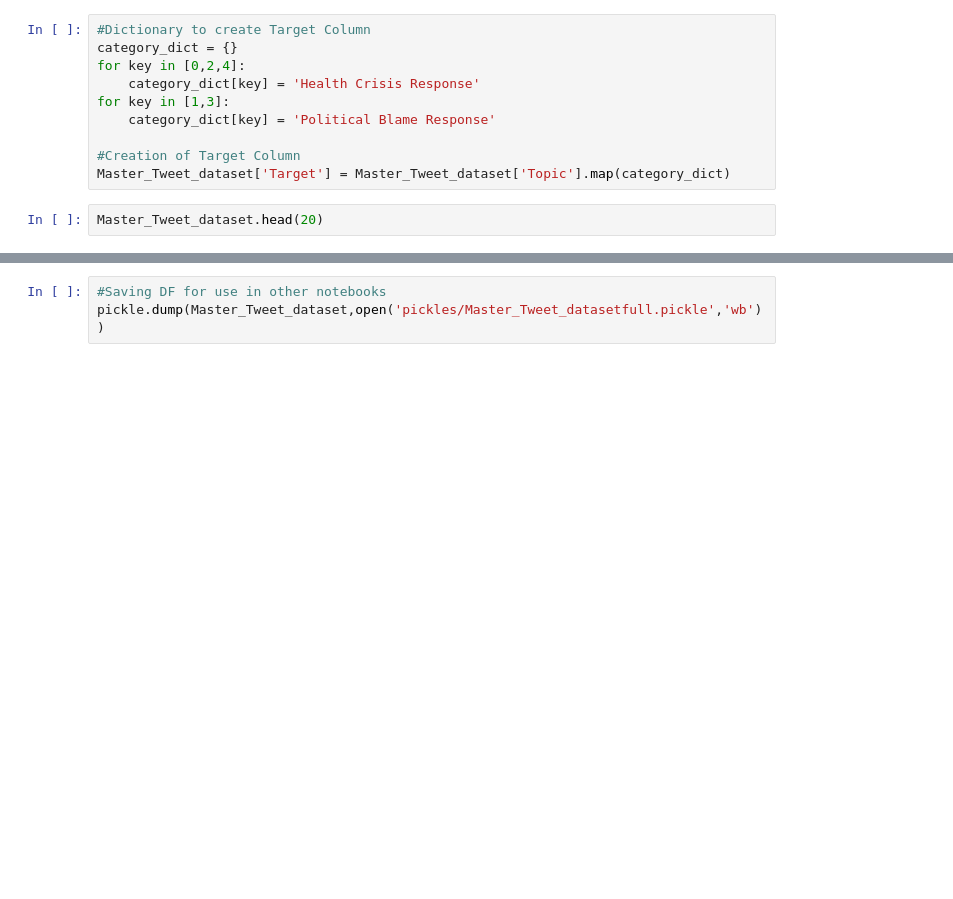
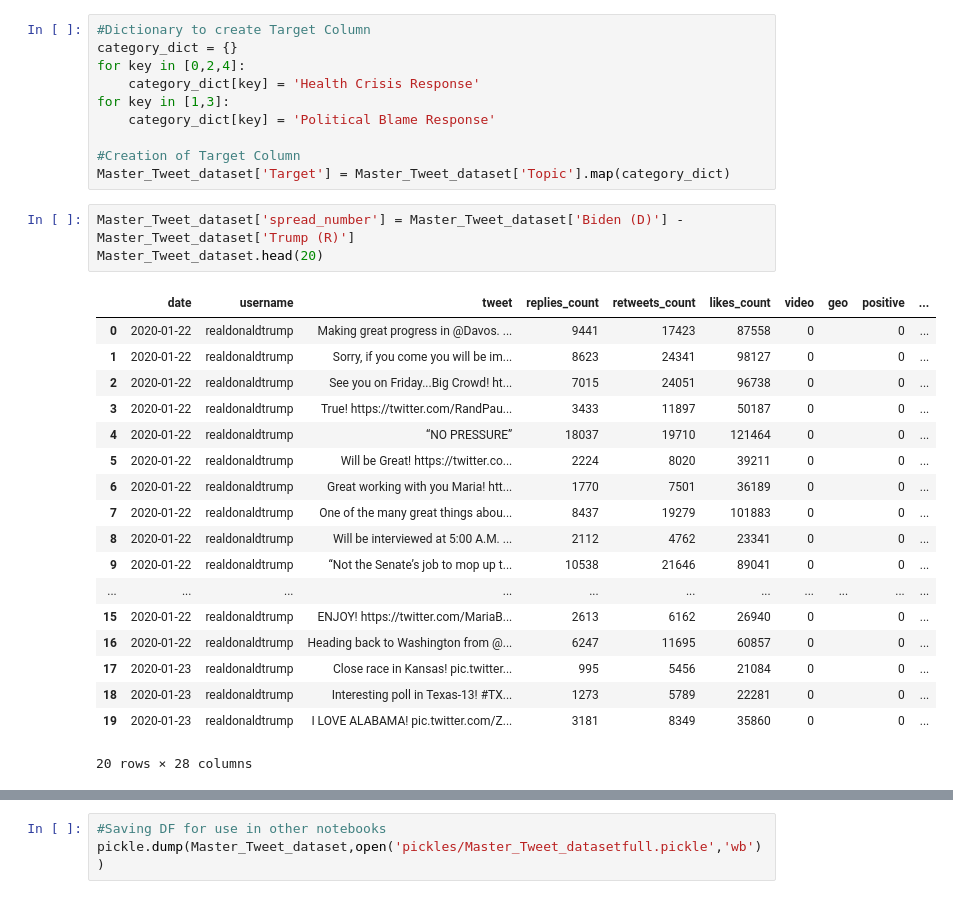
Before and after one commit to jdsmithwes/Capstone-Project, a Jupyter notebook: Dataset_creation_notebook.ipynb, the cells around one changed output, grey strips where cells are left out. Saved outputs shown, nothing was run; the diff lists cells and outputs as text; blank space fills up the shorter version.

```diff
--- a/Dataset_creation_notebook.ipynb
+++ b/Dataset_creation_notebook.ipynb
@@ -254,7 +265,27 @@ for key in [1,3]:
 
 #Creation of Target Column
 Master_Tweet_dataset['Target'] = Master_Tweet_dataset['Topic'].map(category_dict)
-# %%
-Master_Tweet_dataset.head(20)
+# %%
+Master_Tweet_dataset['spread_number'] = Master_Tweet_dataset['Biden (D)'] - Master_Tweet_dataset['Trump (R)']
+Master_Tweet_dataset.head(20)
+# %% [output]
+|  | date | username | tweet | replies_count | retweets_count | likes_count | video | geo | positive | ... |
+| 0 | 2020-01-22 | realdonaldtrump | Making great progress in @Davos. ... | 9441 | 17423 | 87558 | 0 |  | 0 | ... |
+| 1 | 2020-01-22 | realdonaldtrump | Sorry, if you come you will be im... | 8623 | 24341 | 98127 | 0 |  | 0 | ... |
+| 2 | 2020-01-22 | realdonaldtrump | See you on Friday...Big Crowd! ht... | 7015 | 24051 | 96738 | 0 |  | 0 | ... |
+| 3 | 2020-01-22 | realdonaldtrump | True! https://twitter.com/RandPau... | 3433 | 11897 | 50187 | 0 |  | 0 | ... |
+| 4 | 2020-01-22 | realdonaldtrump | “NO PRESSURE” | 18037 | 19710 | 121464 | 0 |  | 0 | ... |
+| 5 | 2020-01-22 | realdonaldtrump | Will be Great! https://twitter.co... | 2224 | 8020 | 39211 | 0 |  | 0 | ... |
+| 6 | 2020-01-22 | realdonaldtrump | Great working with you Maria! htt... | 1770 | 7501 | 36189 | 0 |  | 0 | ... |
+| 7 | 2020-01-22 | realdonaldtrump | One of the many great things abou... | 8437 | 19279 | 101883 | 0 |  | 0 | ... |
+| 8 | 2020-01-22 | realdonaldtrump | Will be interviewed at 5:00 A.M. ... | 2112 | 4762 | 23341 | 0 |  | 0 | ... |
+| 9 | 2020-01-22 | realdonaldtrump | “Not the Senate’s job to mop up t... | 10538 | 21646 | 89041 | 0 |  | 0 | ... |
+| ... | ... | ... | ... | ... | ... | ... | ... | ... | ... | ... |
+| 15 | 2020-01-22 | realdonaldtrump | ENJOY! https://twitter.com/MariaB... | 2613 | 6162 | 26940 | 0 |  | 0 | ... |
+| 16 | 2020-01-22 | realdonaldtrump | Heading back to Washington from @... | 6247 | 11695 | 60857 | 0 |  | 0 | ... |
+| 17 | 2020-01-23 | realdonaldtrump | Close race in Kansas! pic.twitter... | 995 | 5456 | 21084 | 0 |  | 0 | ... |
+| 18 | 2020-01-23 | realdonaldtrump | Interesting poll in Texas-13! #TX... | 1273 | 5789 | 22281 | 0 |  | 0 | ... |
+| 19 | 2020-01-23 | realdonaldtrump | I LOVE ALABAMA! pic.twitter.com/Z... | 3181 | 8349 | 35860 | 0 |  | 0 | ... |
+20 rows × 28 columns
 # %%
 sns.countplot(data=Master_Tweet_dataset,x='Target')
```
Also changed, not shown: parts of 6 cells of this notebook, 1 other file.
